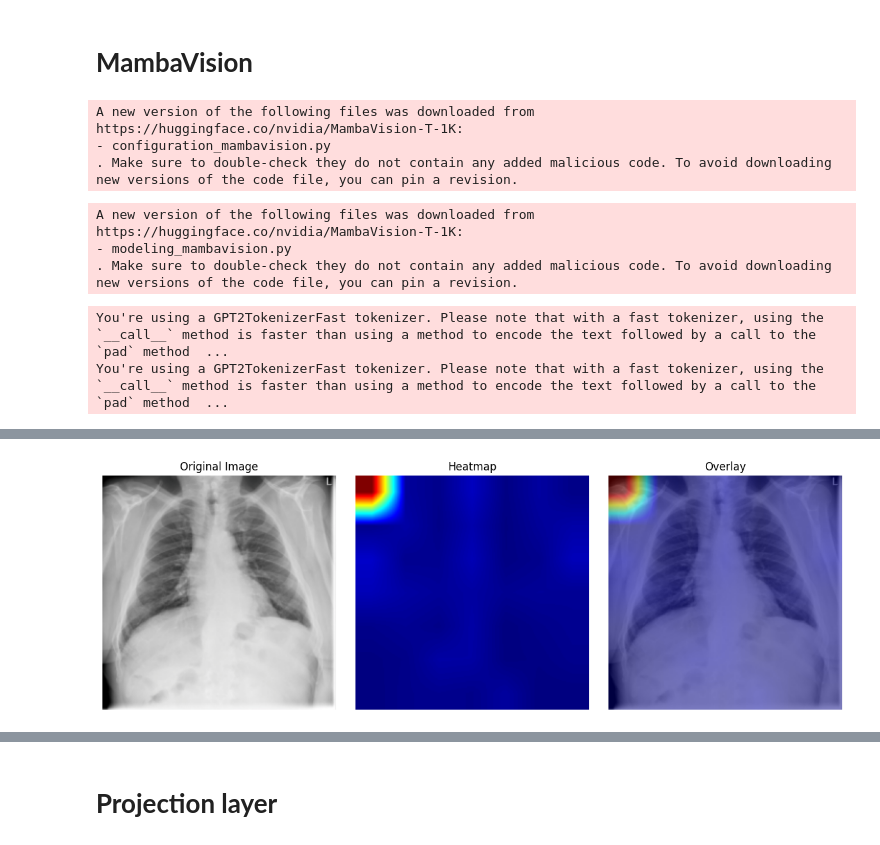
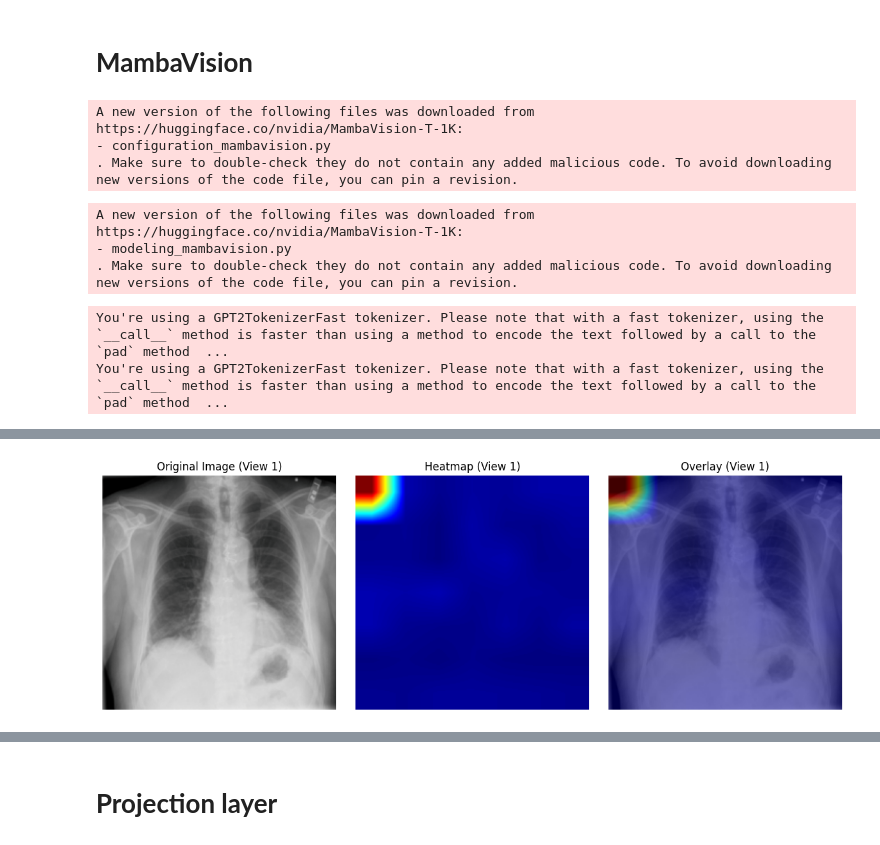
Before and after one commit to Sri-Ganesan-M/Radiology_report_generation, a Jupyter notebook: radiology-report-generation-mini-project.ipynb, the cells around one changed output, grey strips where cells are left out. Saved outputs shown, nothing was run; the diff lists cells and outputs as text; code cells hidden in the pictures.

```diff
--- a/radiology-report-generation-mini-project.ipynb
+++ b/radiology-report-generation-mini-project.ipynb
@@ -112,14 +112,17 @@ def create_data_manifest(xml_dir, img_dir):
                 continue
 
             image_nodes = root.findall(".//parentImage")
+            image_paths = []
             for node in image_nodes:
                 image_filename = node.get('id') + ".png"
                 image_path = os.path.join(img_dir, image_filename)
                 if os.path.exists(image_path):
-                    manifest.append({
-                        'image_path': image_path,
-                        'report_text': full_report
-                    })
+                    image_paths.append(image_path)
+            if len(image_paths) > 0:
+                manifest.append({
+                    'image_paths': image_paths,  # << now a list
+                    'report_text': full_report
+                })
         except Exception as e:
             print(f"Warning: Could not process {os.path.basename(xml_file)}. Error: {e}")
     return manifest
@@ -350,59 +376,62 @@ class MambaVisionEncoder(nn.Module):
 # === Instantiate encoder ===
 encoder = MambaVisionEncoder().to('cuda')
 
-# === Load one batch from your dataloader ===
-sample_batch = next(iter(train_loader))  # assumes batch contains key 'image'
-images = sample_batch['image'].to('cuda')  # (B, 3, 224, 224)
+# === Load a batch ===
+sample_batch = next(iter(train_loader))
+images = sample_batch['images'].to('cuda')  # shape: (B, max_views, 3, 224, 224)
 
-# === Forward pass ===
+# === Forward pass (extract features for all views, all samples) ===
+B, V, C, H, W = images.shape
+images_flat = images.view(B * V, C, H, W)  # flatten for encoder: (B*V, 3, 224, 224)
+
 with torch.no_grad():
-    pooled_feats, stage_feats = encoder(images)
+    pooled_feats, stage_feats = encoder(images_flat)  # pooled_feats: (B*V, 640), stage_feats: list of (B*V, 640, 7, 7)
 
-print(f"Pooled feature shape: {pooled_feats.shape}")  # (B, 640)
-print(f"Stage 4 feature map shape: {stage_feats[3].shape}")  # (B, 640, 7, 7)
+# --- To visualize for the idx-th item in batch, loop through its views ---
+idx = 0  # select which batch sample to visualize
 
-# === Visualize one image with heatmap overlay ===
-idx = 0
-image_tensor = images[idx].cpu()
-feature_map = stage_feats[3][idx]  # (640, 7, 7)
+for view_idx in range(V):
+    # Retrieve the current view's original image and feature map
+    image_tensor = images[idx, view_idx].cpu()
+    feature_map = stage_feats[3][idx * V + view_idx]  # select correct index in flattened batch
 
-# === Generate heatmap ===
-activation_map = feature_map.mean(0).cpu().numpy()  # (7, 7)
-activation_map = np.maximum(activation_map, 0)
-activation_map = (activation_map - activation_map.min()) / (activation_map.max() - activation_map.min() + 1e-8)
-activation_map = cv2.resize(activation_map, (224, 224))
-heatmap = cv2.applyColorMap(np.uint8(255 * activation_map), cv2.COLORMAP_JET)
-heatmap = cv2.cvtColor(heatmap, cv2.COLOR_BGR2RGB)
+    # === Generate heatmap ===
+    activation_map = feature_map.mean(0).cpu().numpy()  # (7, 7)
+    activation_map = np.maximum(activation_map, 0)
+    activation_map = (activation_map - activation_map.min()) / (activation_map.max() - activation_map.min() + 1e-8)
+    activation_map = cv2.resize(activation_map, (224, 224))
+    heatmap = cv2.applyColorMap(np.uint8(255 * activation_map), cv2.COLORMAP_JET)
+    heatmap = cv2.cvtColor(heatmap, cv2.COLOR_BGR2RGB)
 
-# === Unnormalize image for visualization ===
-mean = torch.tensor([0.485, 0.456, 0.406]).view(3, 1, 1)
-std = torch.tensor([0.229, 0.224, 0.225]).view(3, 1, 1)
-img = (image_tensor * std) + mean
-img = torch.clamp(img, 0, 1).permute(1, 2, 0).numpy()
-img = np.uint8(255 * img)
+    # === Unnormalize image ===
+    mean = torch.tensor([0.485, 0.456, 0.406]).view(3, 1, 1)
+    std = torch.tensor([0.229, 0.224, 0.225]).view(3, 1, 1)
+    img = (image_tensor * std) + mean
+    img = torch.clamp(img, 0, 1).permute(1, 2, 0).numpy()
+    img = np.uint8(255 * img)
 
-# === Overlay heatmap ===
-overlay = np.uint8(0.5 * img + 0.5 * heatmap)
+    # === Overlay heatmap ===
+    overlay = np.uint8(0.5 * img + 0.5 * heatmap)
 
-# === Display ===
-plt.figure(figsize=(12, 4))
-plt.subplot(1, 3, 1)
-plt.imshow(img)
-plt.title("Original Image")
-plt.axis("off")
+    # === Display ===
+    plt.figure(figsize=(12, 4))
+    plt.subplot(1, 3, 1)
+    plt.imshow(img)
+    plt.title(f"Original Image (View {view_idx+1})")
+    plt.axis("off")
 
-plt.subplot(1, 3, 2)
-plt.imshow(heatmap)
-plt.title("Heatmap")
-plt.axis("off")
+    plt.subplot(1, 3, 2)
+    plt.imshow(heatmap)
+    plt.title(f"Heatmap (View {view_idx+1})")
+    plt.axis("off")
 
-plt.subplot(1, 3, 3)
-plt.imshow(overlay)
-plt.title("Overlay")
-plt.axis("off")
+    plt.subplot(1, 3, 3)
+    plt.imshow(overlay)
+    plt.title(f"Overlay (View {view_idx+1})")
+    plt.axis("off")
 
-plt.tight_layout()
-plt.show()
+    plt.tight_layout()
+    plt.show()
 # %% [output]
 A new version of the following files was downloaded from https://huggingface.co/nvidia/MambaVision-T-1K:
 - configuration_mambavision.py
@@ -417 +444 @@ Stage 4 feature map shape: torch.Size([8, 640, 7, 7])
-[figure, old version]
+[figure, new version]
```
Also changed, not shown: parts of 23 cells of this notebook.
